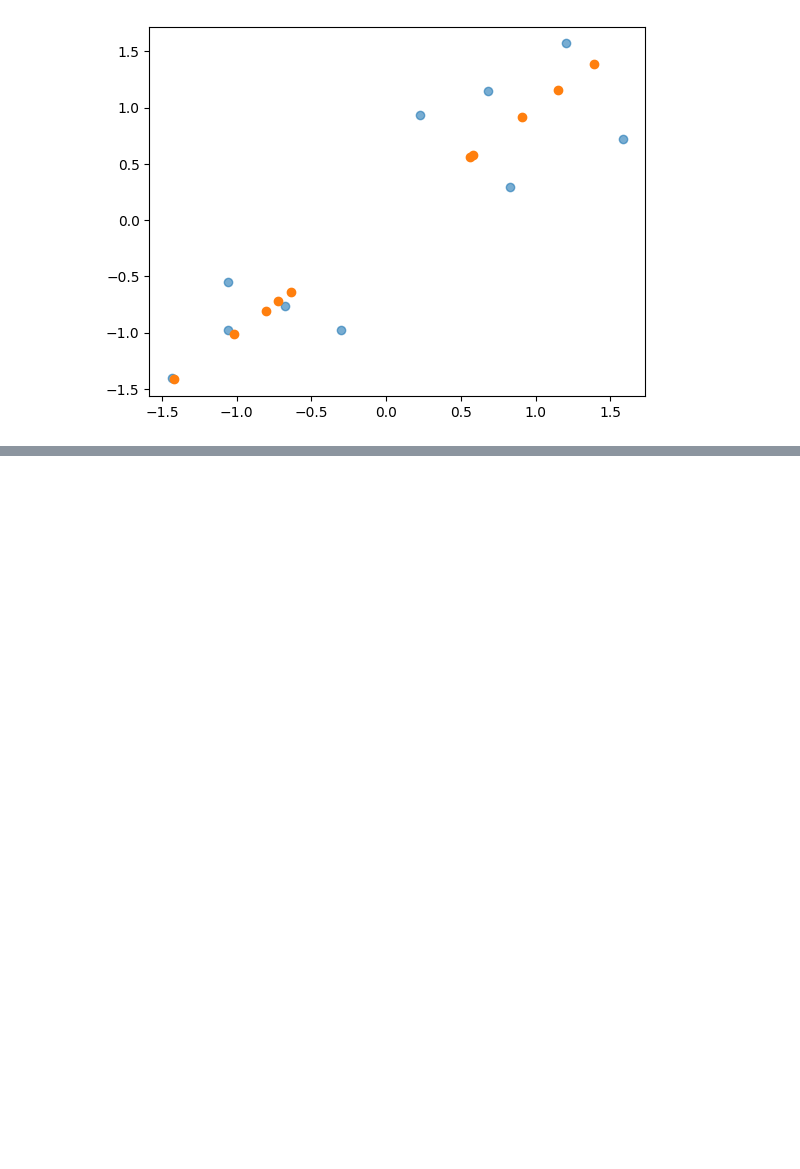
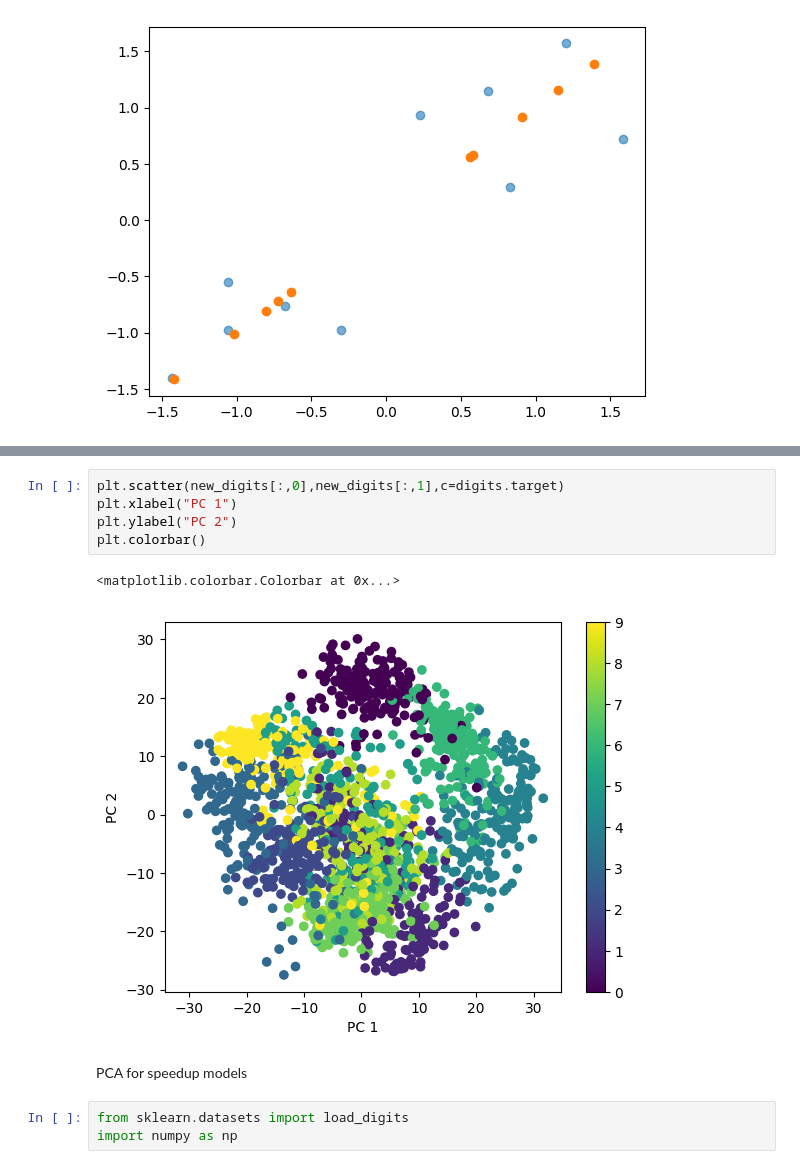
Before and after one commit to tinusha-priyamanka-99/Machine_learning, a Jupyter notebook: PCA.ipynb, the cells around one changed output, grey strips where cells are left out. Cells and saved outputs as stored; diff of their text form; blank space fills up the shorter version.

```diff
--- a/PCA.ipynb
+++ b/PCA.ipynb
@@ -81,0 +115,13 @@ plt.scatter(pca_scaled_data[:,0],pca_scaled_data[:,0])
+# %%
+plt.scatter(new_digits[:,0],new_digits[:,1],c=digits.target)
+plt.xlabel("PC 1")
+plt.ylabel("PC 2")
+plt.colorbar()
+# %% [output]
+<matplotlib.colorbar.Colorbar at 0x...>
+[figure, added]
+# %% [markdown]
+PCA for speedup models
+# %%
+from sklearn.datasets import load_digits
+import numpy as np
```
Also changed, not shown: parts of 14 cells of this notebook, 6 other files.
